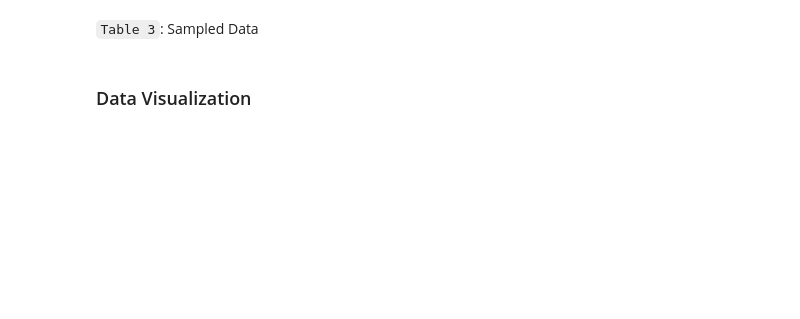
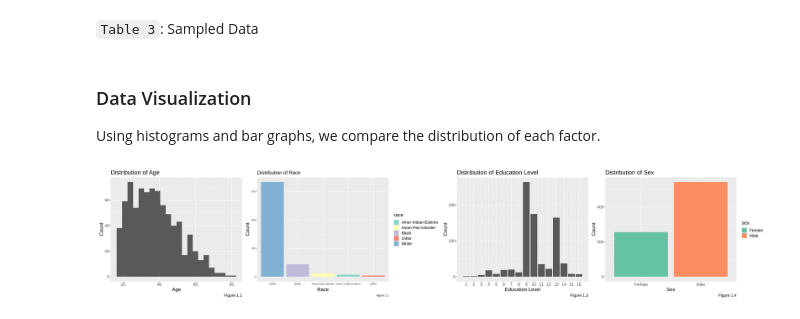
Before and after one commit to whalebeavercat/STAT-301-Census-Group-Project, a Jupyter notebook: stats-301-final-group-project.ipynb, the cells around one changed output. Drawn from its saved outputs; the diff is of its cells as text; code cells hidden in the pictures; blank space fills up the shorter version.

Commit message:
EDA Visualizations

```diff
--- a/stats-301-final-group-project.ipynb
+++ b/stats-301-final-group-project.ipynb
@@ -121,3 +109,63 @@ A tibble: 6 × 5
 `Table 3`: Sampled Data
 # %% [markdown]
 ### Data Visualization
+
+Using histograms and bar graphs, we compare the distribution of each factor.
+# %%
+options(repr.plot.width = 30, repr.plot.height = 6)
+
+# Histogram for age
+bar_age <- ggplot(df_train, aes(x = age)) +
+    geom_histogram(binwidth = 3) +
+    labs(title = "Distribution of Age",
+         x = "Age",
+         y = "Count",
+        caption = "Figure 1.1") +
+    theme(text = element_text(size = 16))
+
+
+# Count the number and proportion of individuals in race to help order the bars in descending order
+table_race <- count(df_train, race) |>
+mutate(prop = round(n / nrow(df_train), 3))
+
+# Bar graph for race
+bar_race <- ggplot(table_race, aes(x = reorder(race, -n), y = n, fill = race)) +
+    geom_bar(stat = "identity") +
+    labs(title = "Distribution of Race",
+         x = "Race",
+         y = "Count",
+        caption = "Figure 1.2")+
+    scale_fill_brewer(palette = "Set3") +
+    theme(plot.title = element_text(size = 16),
+          axis.title.x = element_text(size = 16),
+          axis.title.y = element_text(size = 16),
+          legend.title = element_text(size = 16),
+          legend.text = element_text(size = 13))
+
+
+
+# Bar graph for education level
+bar_education <- ggplot(df_train, aes(x = `education-num`)) +
+    geom_bar() +
+    labs(title = "Distribution of Education Level",
+         x = "Education Level",
+         y = "Count",
+         caption = "Figure 1.3") +
+    scale_x_continuous(breaks = seq(1, 16, by = 1)) +
+    theme(text = element_text(size = 16))
+
+
+# Bar graph for sex
+bar_sex <- ggplot(df_train, aes(x = sex, fill = sex)) +
+    geom_bar() +
+    labs(title = "Distribution of Sex",
+         x = "Sex",
+         y = "Count",
+        caption = "Figure 1.4") +
+    scale_fill_brewer(palette = "Set2") +
+    theme(text = element_text(size = 16))
+
+
+(bar_age | bar_race | bar_education | bar_sex) + plot_layout(ncol = 4)
+# %% [output]
+[figure, added]
```
Also changed, not shown: parts of 8 cells of this notebook.
